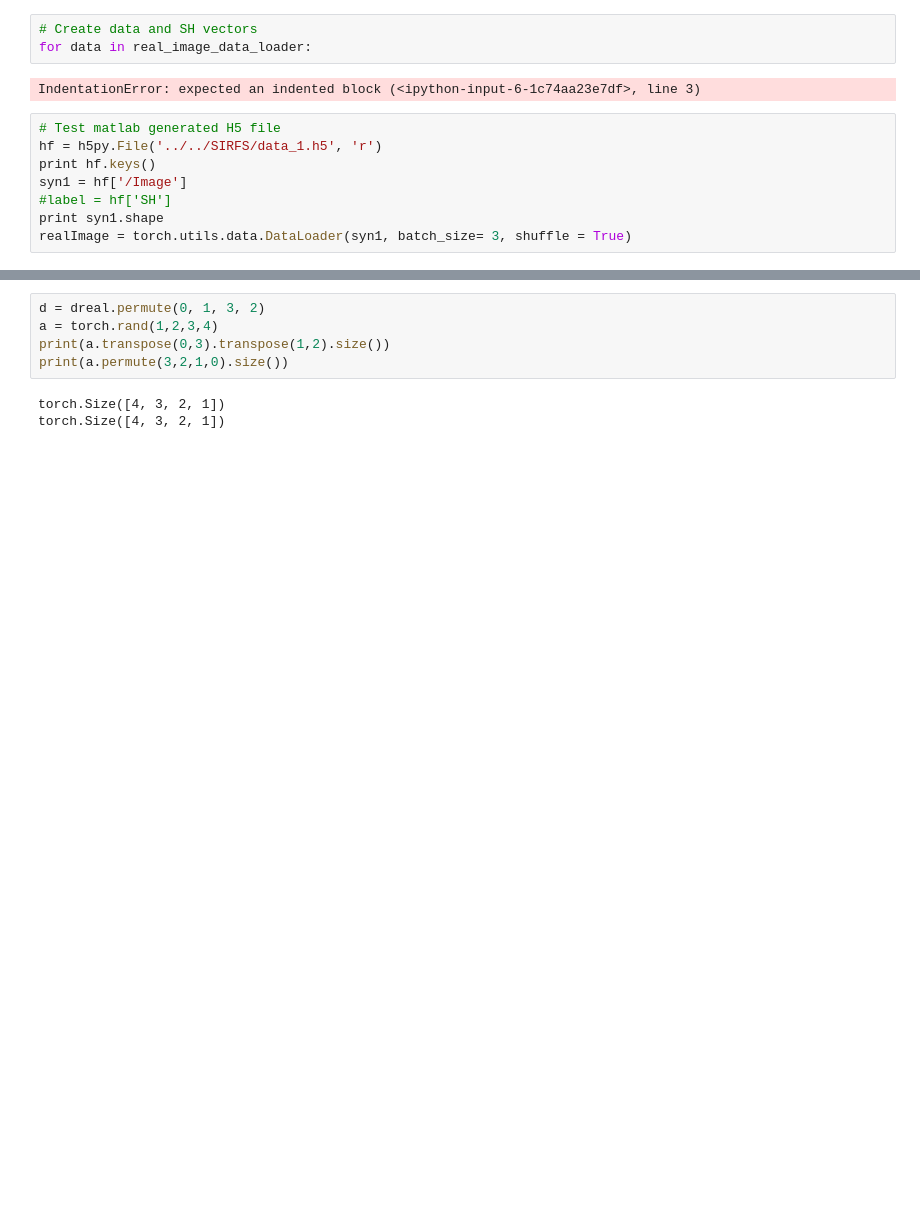
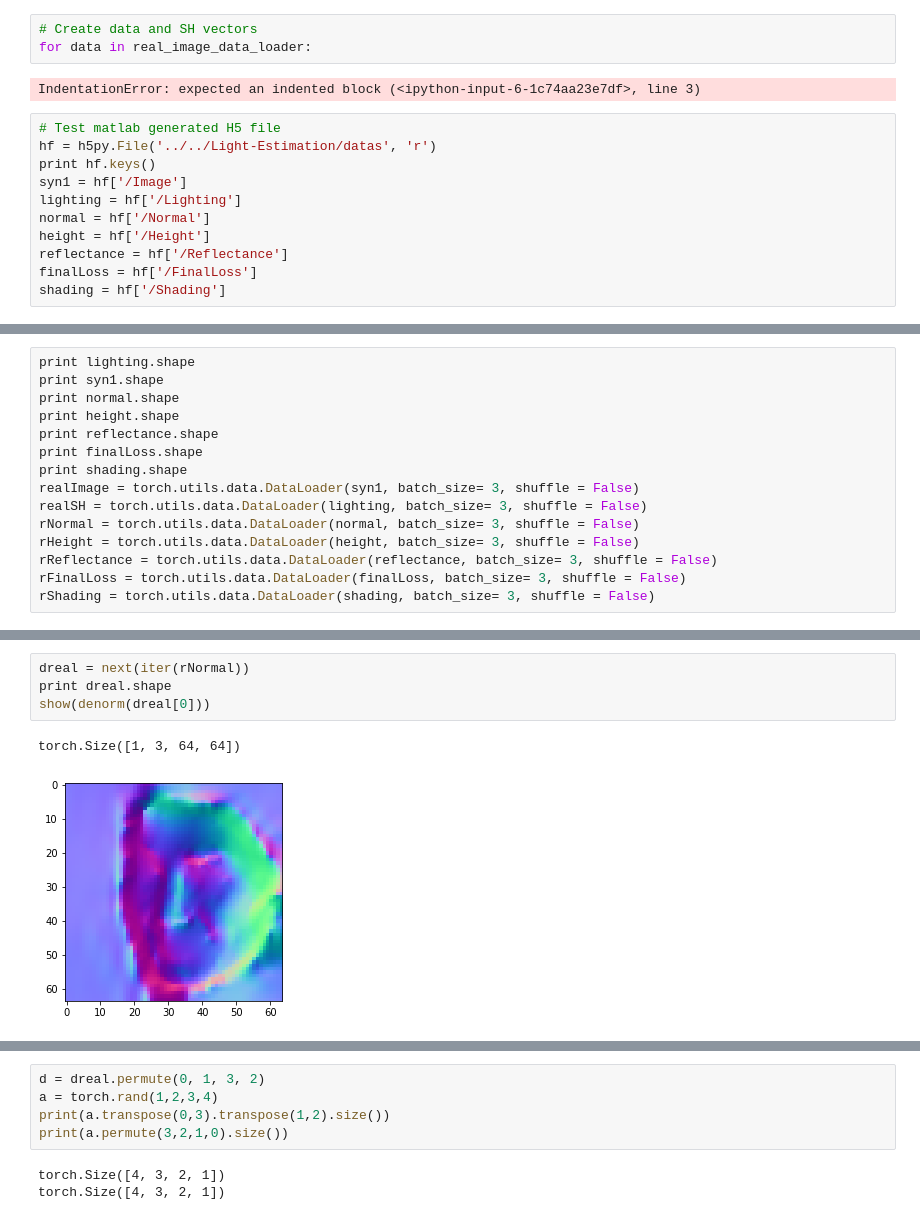
Before and after one commit to bhushan23/Light-Estimation, a Jupyter notebook: LDAN/HDF5 Generation for Real Images.ipynb, the cells around one changed output, grey strips where cells are left out. Drawn from its saved outputs; the diff is of its cells as text; blank space fills up the shorter version.

Commit message:
Loading data from H5

```diff
--- a/LDAN/HDF5 Generation for Real Images.ipynb
+++ b/LDAN/HDF5 Generation for Real Images.ipynb
@@ -67,9 +67,12 @@ for data in real_image_data_loader:
 IndentationError: expected an indented block (<ipython-input-6-1c74aa23e7df>, line 3)
 # %%
 # Test matlab generated H5 file
-hf = h5py.File('../../SIRFS/data_1.h5', 'r')
+hf = h5py.File('../../Light-Estimation/datas', 'r')
 print hf.keys()
 syn1 = hf['/Image']
-#label = hf['SH']
-print syn1.shape
-realImage = torch.utils.data.DataLoader(syn1, batch_size= 3, shuffle = True)
+lighting = hf['/Lighting']
+normal = hf['/Normal']
+height = hf['/Height']
+reflectance = hf['/Reflectance']
+finalLoss = hf['/FinalLoss']
+shading = hf['/Shading']
@@ -75,0 +81,15 @@ realImage = torch.utils.data.DataLoader(syn1, batch_size= 3, shuffle = True)
+# %%
+print lighting.shape
+print syn1.shape
+print normal.shape
+print height.shape
+print reflectance.shape
+print finalLoss.shape
+print shading.shape
+realImage = torch.utils.data.DataLoader(syn1, batch_size= 3, shuffle = False)
+realSH = torch.utils.data.DataLoader(lighting, batch_size= 3, shuffle = False)
+rNormal = torch.utils.data.DataLoader(normal, batch_size= 3, shuffle = False)
+rHeight = torch.utils.data.DataLoader(height, batch_size= 3, shuffle = False)
+rReflectance = torch.utils.data.DataLoader(reflectance, batch_size= 3, shuffle = False)
+rFinalLoss = torch.utils.data.DataLoader(finalLoss, batch_size= 3, shuffle = False)
+rShading = torch.utils.data.DataLoader(shading, batch_size= 3, shuffle = False)
@@ -75,0 +118,7 @@ realImage = torch.utils.data.DataLoader(syn1, batch_size= 3, shuffle = True)
+# %%
+dreal = next(iter(rNormal))
+print dreal.shape
+show(denorm(dreal[0]))
+# %% [output]
+torch.Size([1, 3, 64, 64])
+[figure, added]
```
Also changed, not shown: parts of 6 cells of this notebook.
